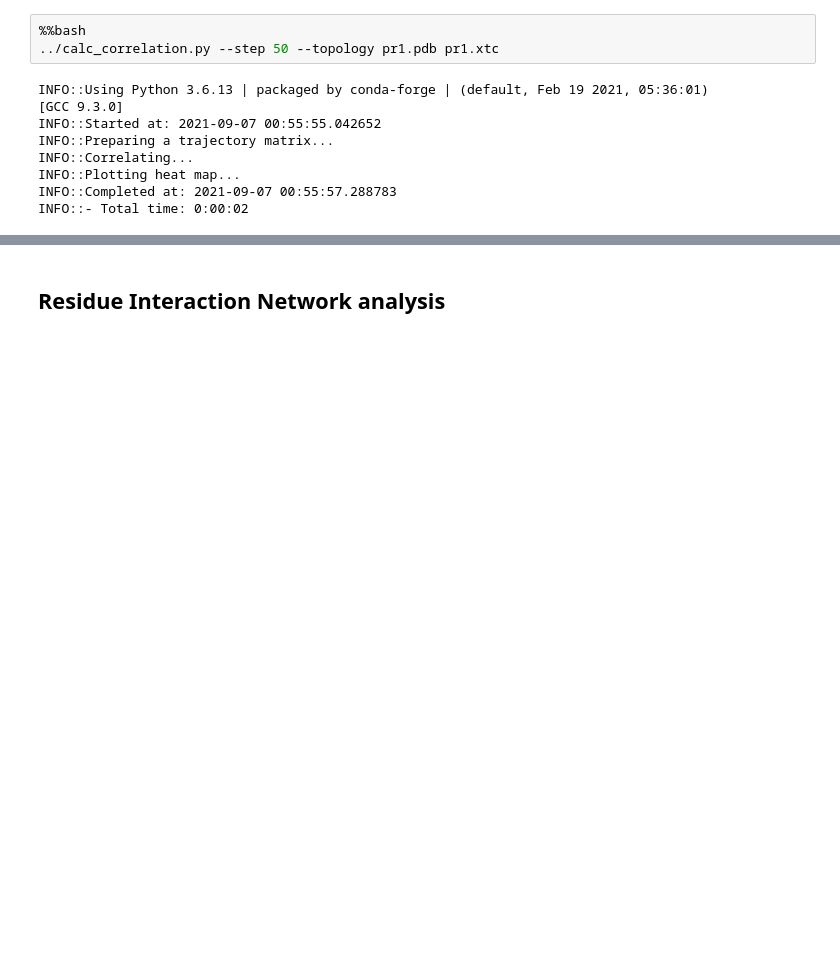
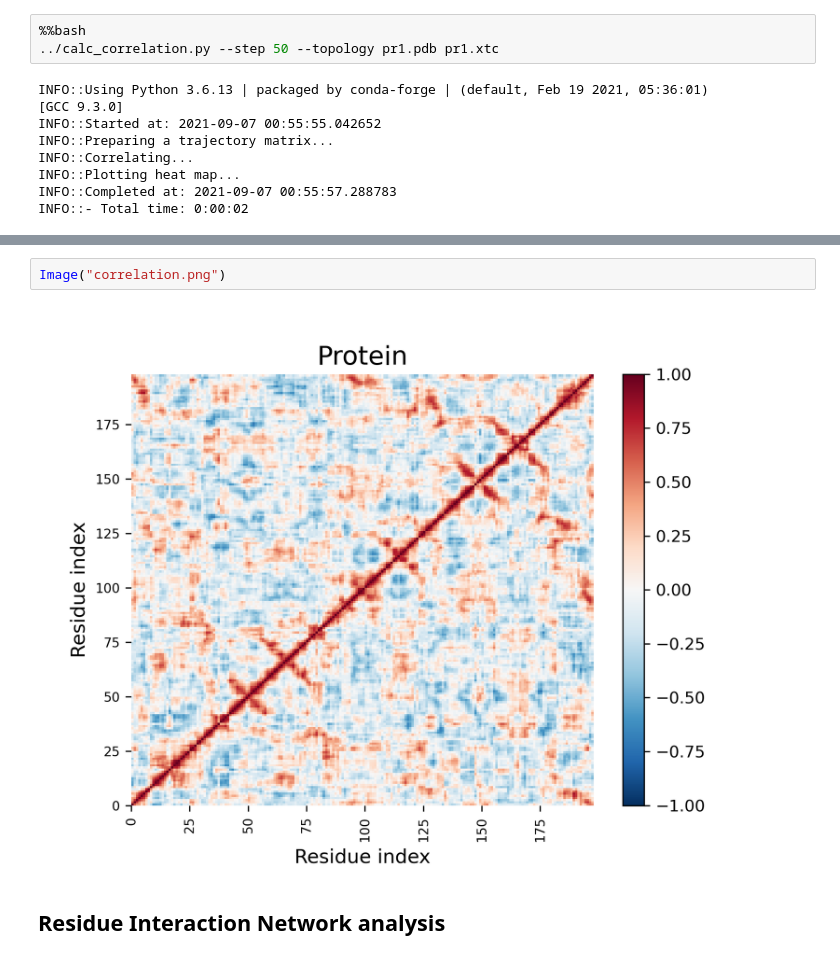
Before and after one commit to RUBi-ZA/MD-TASK, a Jupyter notebook: example/mdmtaskweb_tutorial.ipynb, the cells around one changed output, grey strips where cells are left out. Saved outputs shown, nothing was run; the diff lists cells and outputs as text; blank space fills up the shorter version.

Commit message:
added images

```diff
--- a/example/mdmtaskweb_tutorial.ipynb
+++ b/example/mdmtaskweb_tutorial.ipynb
@@ -36,3 +33,7 @@ INFO::- Total time: 0:00:02
+# %%
+Image("correlation.png")
+# %% [output]
+[figure, added]
 # %% [markdown]
 ## Residue Interaction Network analysis
 # %% [markdown]
```
Also changed, not shown: parts of 29 cells of this notebook.
